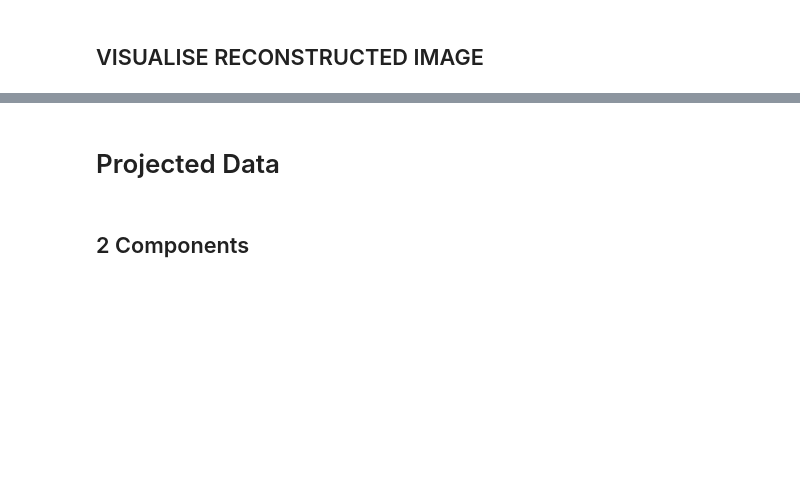
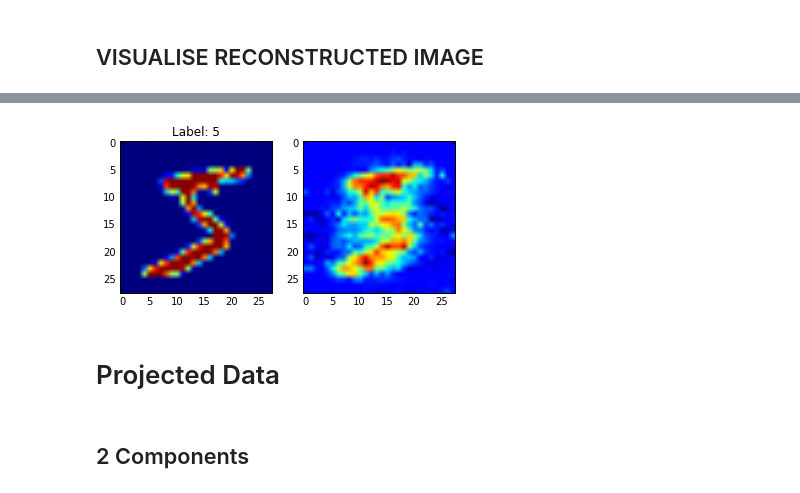
Before and after one commit to hoopernikaho/EE5907R_CA2, a Jupyter notebook: CA2_PCA.ipynb, the cells around one changed output, grey strips where cells are left out. Drawn from its saved outputs; the diff is of its cells as text; code cells hidden in the pictures; blank space fills up the shorter version.

```diff
--- a/CA2_PCA.ipynb
+++ b/CA2_PCA.ipynb
@@ -17,7 +17,7 @@ TrLbls = inp.convert_from_file('train-labels.idx1-ubyte')
 TsImgs = np.array([img.flatten() for img in inp.convert_from_file('t10k-images.idx3-ubyte')])
 TsLbls = inp.convert_from_file('t10k-labels.idx1-ubyte')
 # calculate TRAINING IMGS mean for use in rest of program
-TrImgsMean = (np.mean(TrImgs,axis=0)).astype('int')
+TrImgsMean = (np.mean(TrImgs,axis=0)).astype('float')
 # %%
 def pca(Imgs):
     """
@@ -103,8 +86,8 @@ include 153 features to reach 95% threshold
 # %% [markdown]
 ## VISUALISE RECONSTRUCTED IMAGE
 # %%
-i = 3 #image index
-p = 100 #set number of principle components
+i = 0 #image index
+p = 153 #set number of principle components
 f, (ax0, ax1) = plt.subplots(1,2)
 ax0.imshow(TrImgs[i].reshape(28,28)) #original
 ax0.set_title('Label: '+str(TrLbls[i])) #original label
@@ -118,3 +99,4 @@ plt.show()
+[figure, added]
 # %% [markdown]
 # Projected Data
 # %% [markdown]
```
Also changed, not shown: parts of 20 cells of this notebook, 2 other files.
